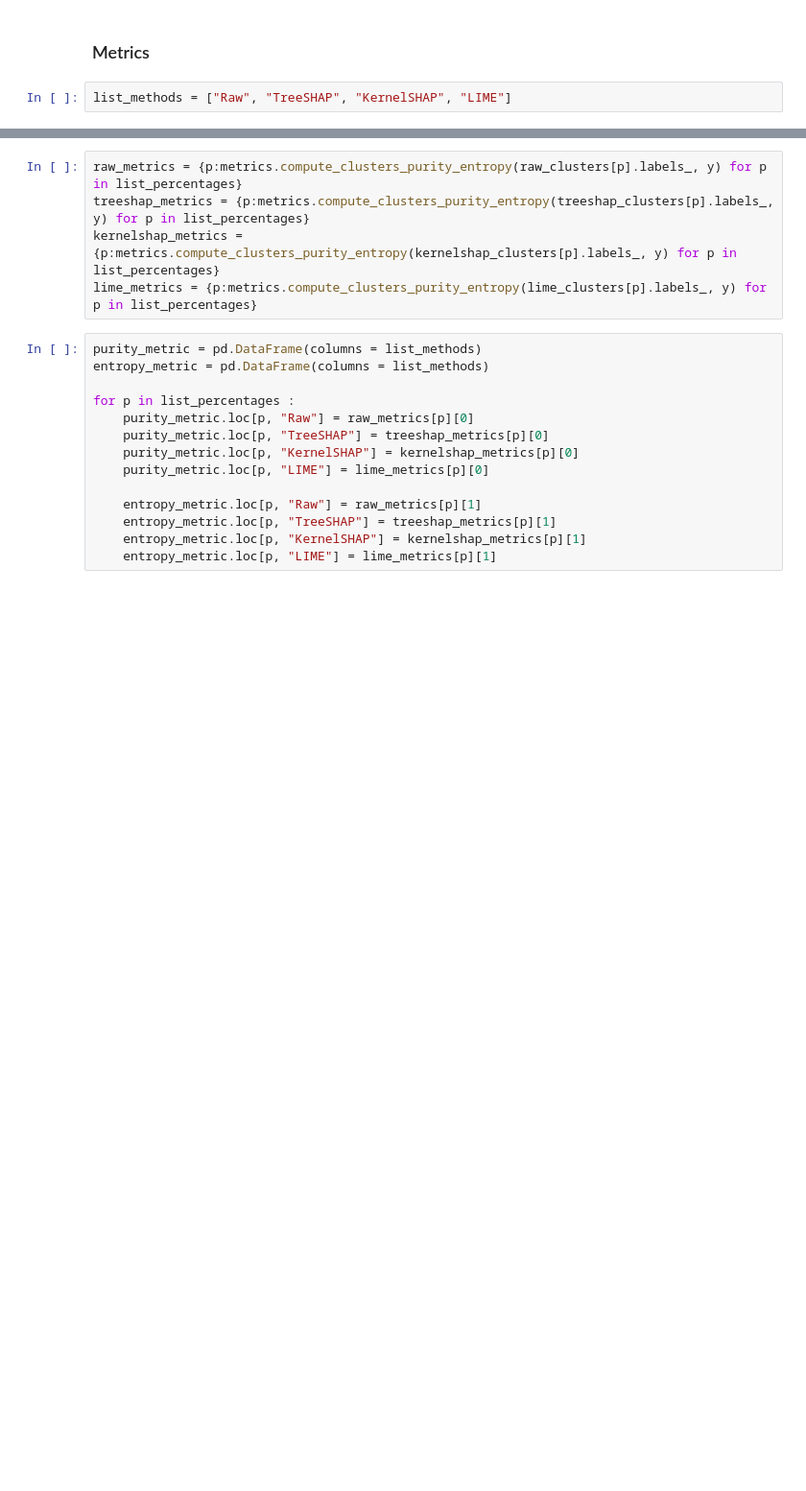
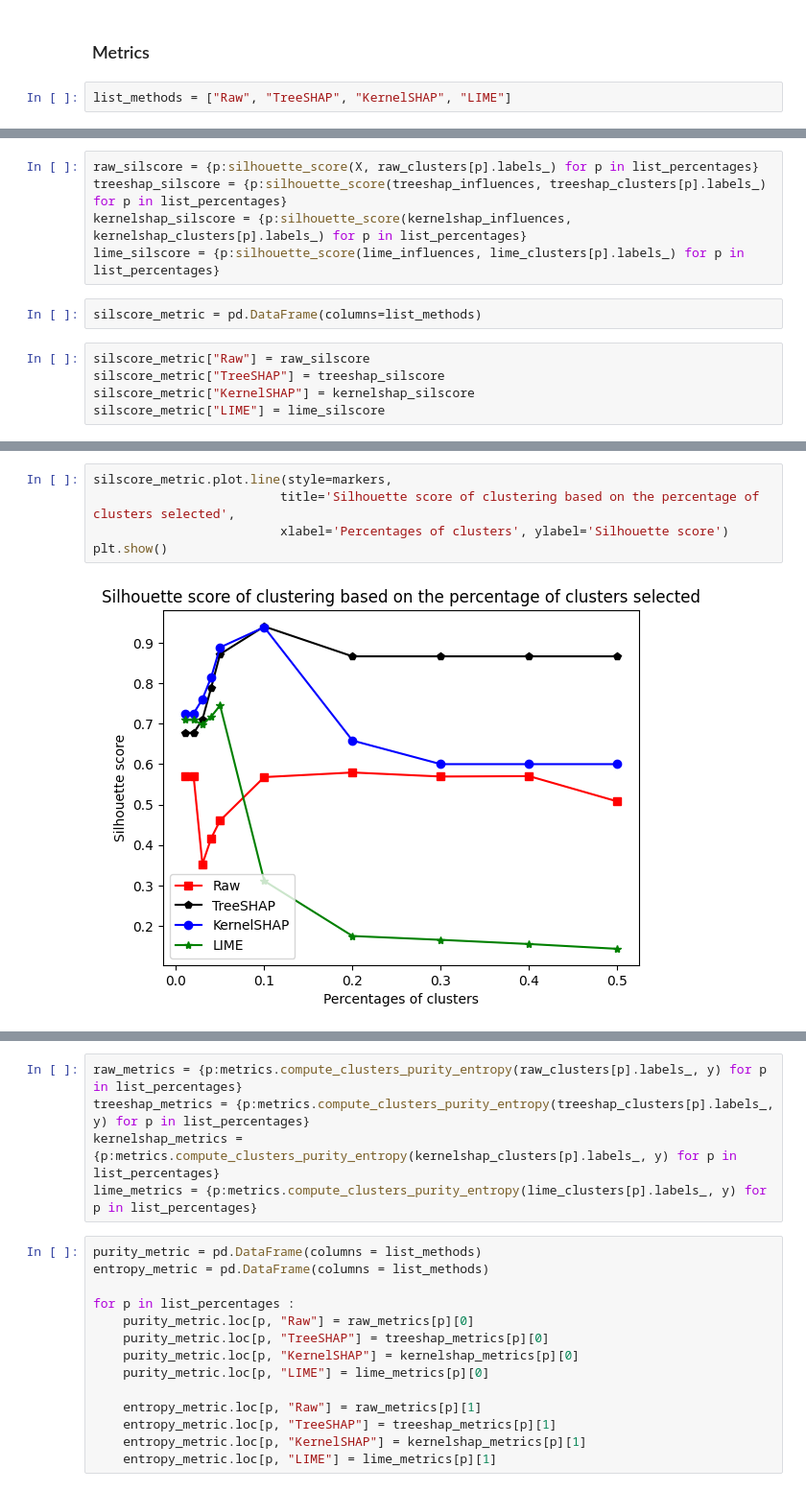
Before and after one commit to kaduceo/XAI-based-instance-selection, a Jupyter notebook: medical_example_aiub.ipynb, the cells around one changed output, grey strips where cells are left out. Shown at 96% size. Cells and saved outputs as stored; diff of their text form; blank space fills up the shorter version.

```diff
--- a/medical_example_aiub.ipynb
+++ b/medical_example_aiub.ipynb
@@ -109,0 +135,12 @@ list_methods = ["Raw", "TreeSHAP", "KernelSHAP", "LIME"]
+# %%
+raw_silscore = {p:silhouette_score(X, raw_clusters[p].labels_) for p in list_percentages}
+treeshap_silscore = {p:silhouette_score(treeshap_influences, treeshap_clusters[p].labels_) for p in list_percentages}
+kernelshap_silscore = {p:silhouette_score(kernelshap_influences, kernelshap_clusters[p].labels_) for p in list_percentages}
+lime_silscore = {p:silhouette_score(lime_influences, lime_clusters[p].labels_) for p in list_percentages}
+# %%
+silscore_metric = pd.DataFrame(columns=list_methods)
+# %%
+silscore_metric["Raw"] = raw_silscore
+silscore_metric["TreeSHAP"] = treeshap_silscore
+silscore_metric["KernelSHAP"] = kernelshap_silscore
+silscore_metric["LIME"] = lime_silscore
@@ -109,0 +161,7 @@ list_methods = ["Raw", "TreeSHAP", "KernelSHAP", "LIME"]
+# %%
+silscore_metric.plot.line(style=markers,
+                         title='Silhouette score of clustering based on the percentage of clusters selected',
+                         xlabel='Percentages of clusters', ylabel='Silhouette score')
+plt.show()
+# %% [output]
+[figure, added]
```
Also changed, not shown: parts of 48 cells of this notebook, 4 other files.
